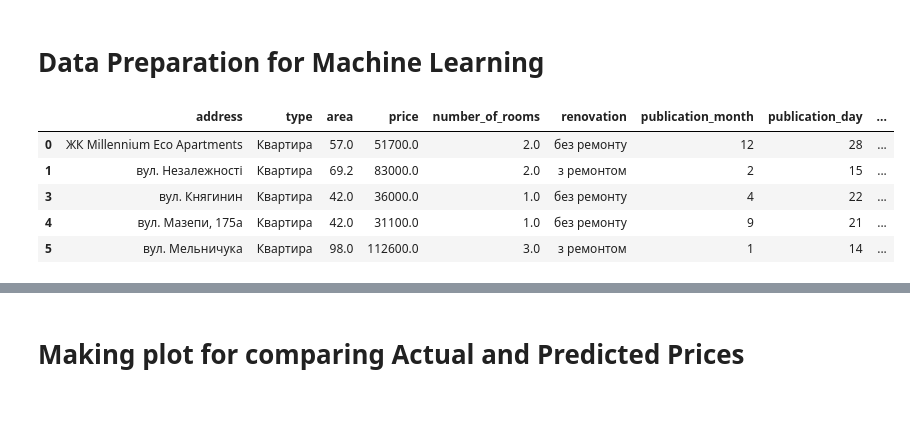
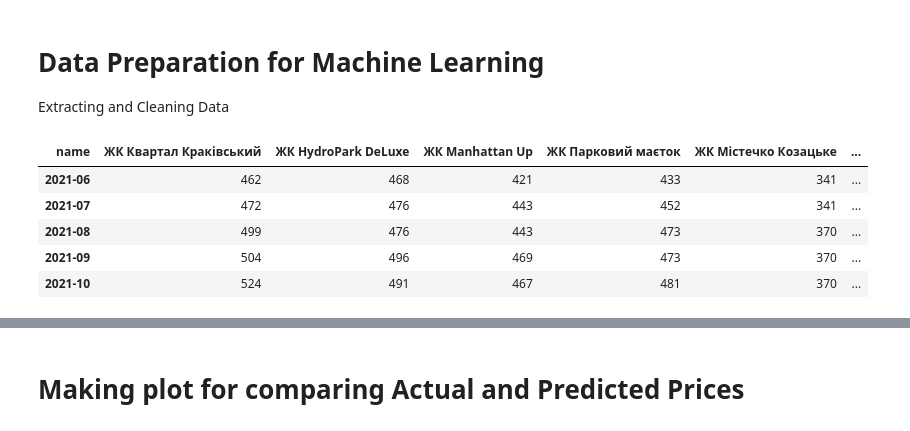
Before and after one commit to ArturPoltser/py-scrape-and-analisys-of-real-estate-market, a Jupyter notebook: machine_learning/ml_model.ipynb, the cells around one changed output, grey strips where cells are left out. Drawn from its saved outputs; the diff is of its cells as text; code cells hidden in the pictures.

```diff
--- a/machine_learning/ml_model.ipynb
+++ b/machine_learning/ml_model.ipynb
@@ -7,21 +9,35 @@ from sklearn.metrics import mean_squared_error
 # %% [markdown]
 # Data Preparation for Machine Learning
+Extracting and Cleaning Data
 # %%
-df = pd.read_csv("../real_estate.csv")
+df = pd.read_json("../real_estate_for_ML.json")
 df.dropna(inplace=True)
-df["publication_date"] = pd.to_datetime(df["publication_date"], format="mixed")
+statistic_df = pd.json_normalize(df["statistic"])
 
-# Creation of an additional sign from publication_date
-df["publication_month"] = df["publication_date"].dt.month
-df["publication_day"] = df["publication_date"].dt.day
-df["publication_year"] = df["publication_date"].dt.year
+df = pd.concat([df, statistic_df], axis=1)
+df.drop(columns=["statistic"], inplace=True)
 
-df.drop(columns=["publication_date"], inplace=True) # deleting redundant column
+# Data cleaning
+df = df.transpose()
+df.columns = df.iloc[0]
+df = df[1:]
+last_7_columns_values = df.iloc[:, -7:].values
+destination_columns = df.iloc[:, -14:-7]
+# Assign the values to the destination columns
+for i, column in enumerate(destination_columns.columns):
+    df[column] = last_7_columns_values[:, i]
+
+df = df.iloc[:, :-7]
+
+df.replace(r"\s+", "", regex=True, inplace=True)
+df = df.astype("int64")
+df["mean_prices"] = df.mean(axis=1)
+
 df.head()
 # %% [output]
-|  | address | type | area | price | number_of_rooms | renovation | publication_month | publication_day | ... |
-| 0 | ЖК Millennium Eco Apartments | Квартира | 57.0 | 51700.0 | 2.0 | без ремонту | 12 | 28 | ... |
-| 1 | вул. Незалежності | Квартира | 69.2 | 83000.0 | 2.0 | з ремонтом | 2 | 15 | ... |
-| 3 | вул. Княгинин | Квартира | 42.0 | 36000.0 | 1.0 | без ремонту | 4 | 22 | ... |
-| 4 | вул. Мазепи, 175а | Квартира | 42.0 | 31100.0 | 1.0 | без ремонту | 9 | 21 | ... |
-| 5 | вул. Мельничука | Квартира | 98.0 | 112600.0 | 3.0 | з ремонтом | 1 | 14 | ... |
+| name | ЖК Квартал Краківський | ЖК HydroPark DeLuxe | ЖК Manhattan Up | ЖК Парковий маєток | ЖК Містечко Козацьке | ... |
+| 2021-06 | 462 | 468 | 421 | 433 | 341 | ... |
+| 2021-07 | 472 | 476 | 443 | 452 | 341 | ... |
+| 2021-08 | 499 | 476 | 443 | 473 | 370 | ... |
+| 2021-09 | 504 | 496 | 469 | 473 | 370 | ... |
+| 2021-10 | 524 | 491 | 467 | 481 | 370 | ... |
```
Also changed, not shown: parts of 13 cells of this notebook.
